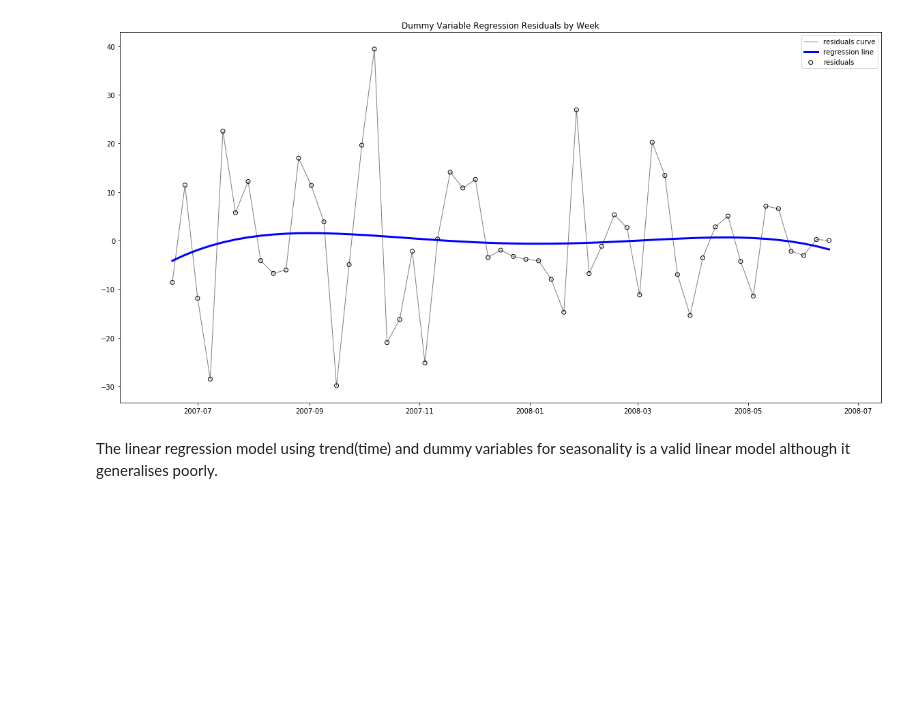
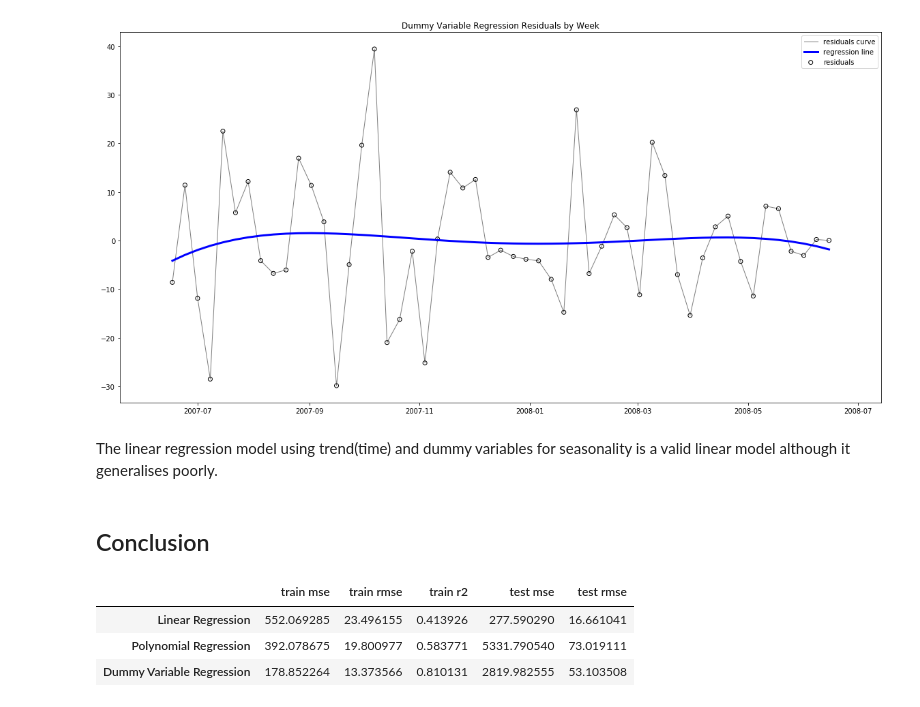
Before and after one commit to tkokkeng/KE5108-TVChannelRatings, a Jupyter notebook: linReg.ipynb, the cells around one changed output. Cells and saved outputs as stored; diff of their text form; code cells hidden in the pictures; blank space fills up the shorter version.

Commit message:
Added conclusion

```diff
--- a/linReg.ipynb
+++ b/linReg.ipynb
@@ -178,0 +185,4 @@ lin_reg_test_rmse
+# %%
+results_list = []
+results_list.append([lin_reg_train_mse, lin_reg_train_rmse, lin_reg_r2, lin_reg_test_mse, lin_reg_test_rmse])
+results_list
@@ -248,0 +275,3 @@ poly_reg_test_rmse
+# %%
+results_list.append([poly_reg_train_mse, poly_reg_train_rmse, poly_reg_r2, poly_reg_test_mse, poly_reg_test_rmse])
+results_list
@@ -332,0 +400,3 @@ dummy_var_reg_test_rmse
+# %%
+results_list.append([dummy_var_reg_train_mse, dummy_var_reg_train_rmse, dummy_var_reg_r2, dummy_var_reg_test_mse, dummy_var_reg_test_rmse])
+results_list
@@ -362,3 +450,13 @@ plt.show()
 [figure]
 # %% [markdown]
 The linear regression model using trend(time) and dummy variables for seasonality is a valid linear model although it generalises poorly.
+# %% [markdown]
+## Conclusion
+# %%
+results_df = pd.DataFrame(results_list, index=['Linear Regression', 'Polynomial Regression', 'Dummy Variable Regression'], columns=['train mse', 'train rmse', 'train r2', 'test mse', 'test rmse'])
+results_df
+# %% [output]
+|  | train mse | train rmse | train r2 | test mse | test rmse |
+| Linear Regression | 552.069285 | 23.496155 | 0.413926 | 277.590290 | 16.661041 |
+| Polynomial Regression | 392.078675 | 19.800977 | 0.583771 | 5331.790540 | 73.019111 |
+| Dummy Variable Regression | 178.852264 | 13.373566 | 0.810131 | 2819.982555 | 53.103508 |
```
Also changed, not shown: parts of 23 cells of this notebook.
